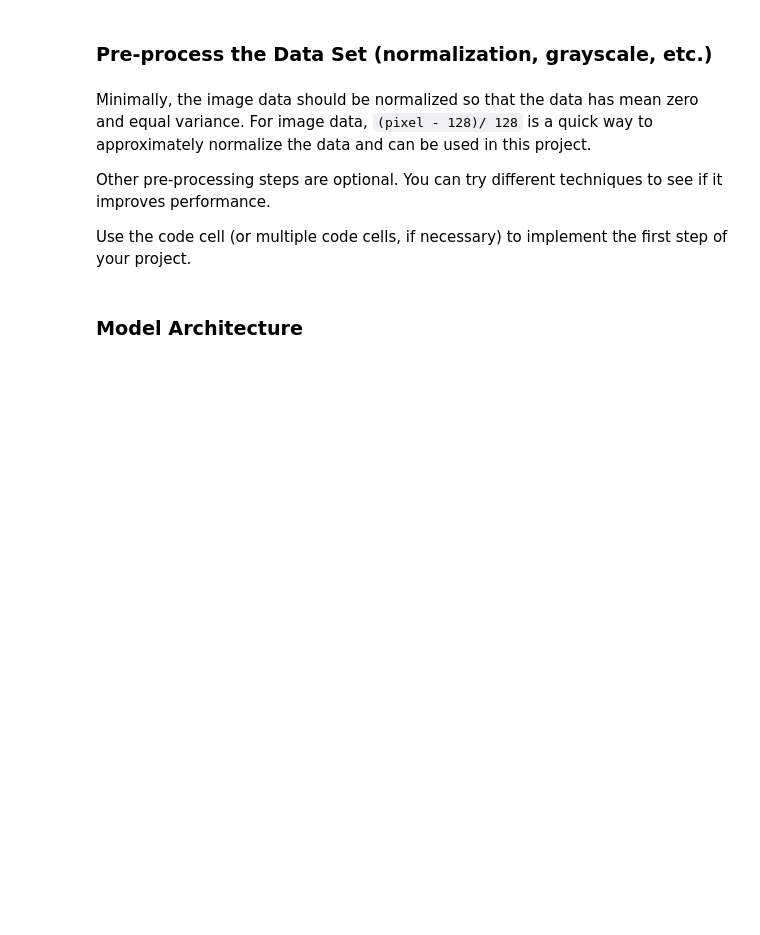
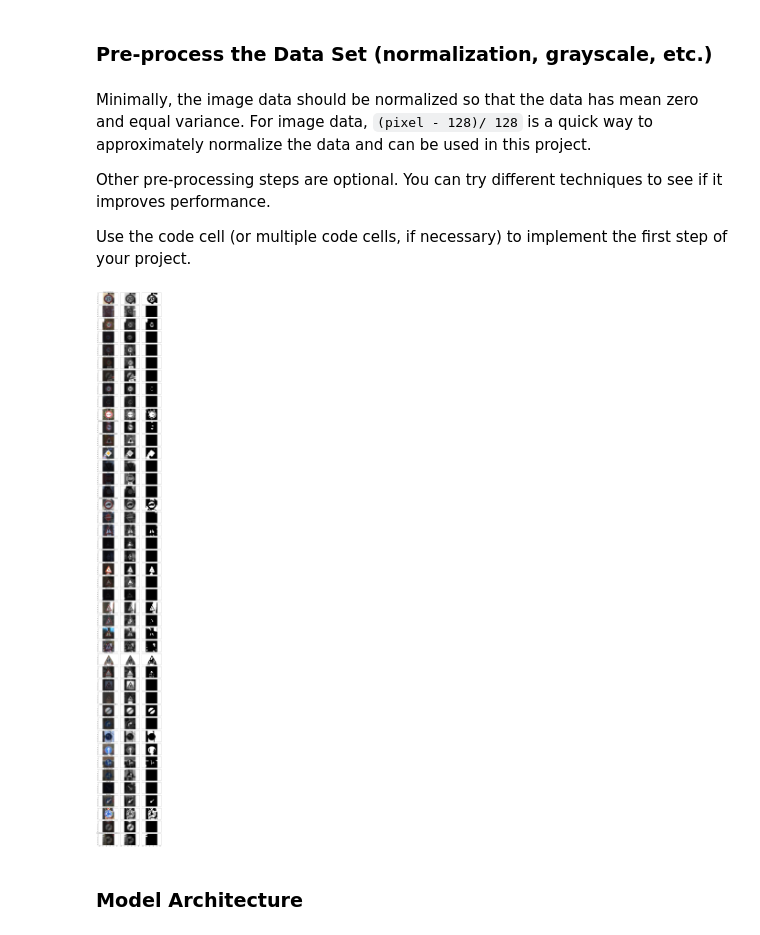
Before and after one commit to biohazardpb4/CarND-Traffic-Sign-Classifier-Project, a Jupyter notebook: Traffic_Sign_Classifier.ipynb, the cells around one changed output. Cells and saved outputs as stored; diff of their text form; code cells hidden in the pictures; blank space fills up the shorter version.

```diff
--- a/Traffic_Sign_Classifier.ipynb
+++ b/Traffic_Sign_Classifier.ipynb
@@ -199,6 +199,20 @@ def rgb2gray(rgb):
 
 def normalize(image):
     return (image - 128.0) / 128.0
+# %%
+# show an image from each class
+fig, axs = plt.subplots(nrows=len(signs), ncols=3, squeeze=False, sharex='all', sharey='all', figsize=(12,100))
+fig.tight_layout()
+
+for ax, label, example in zip(axs, signs, examples):
+    #ax[0].imshow(bimg)
+    ax[0].imshow(X_train[example])
+    ax[1].imshow(rgb2gray(X_train[example]).astype(np.uint8), cmap='gray')
+    ax[2].imshow((normalize(rgb2gray(X_train[example]))+128.0).astype(np.uint8), cmap='gray')
+    ax[0].set_title(label)
+plt.show()
+# %% [output]
+[figure, added]
 # %% [markdown]
 ### Model Architecture
 # %%
```
Also changed, not shown: parts of 3 cells of this notebook, 1 other file.
